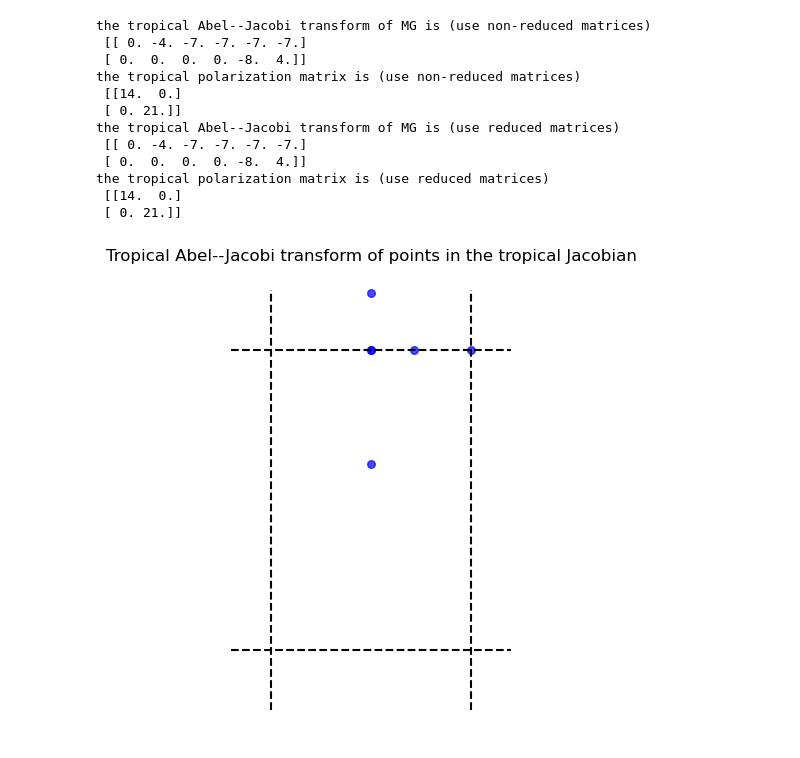
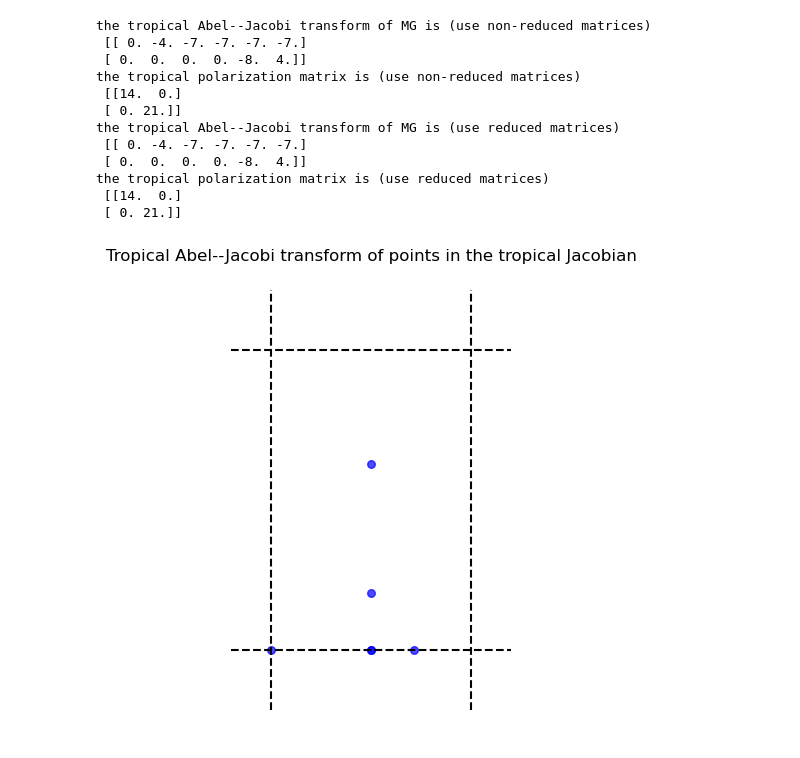
Before and after one commit to YueqiCao/Tropical-Abel-Jacobi, a Jupyter notebook: notebooks/tropical transform.ipynb, the cells around one changed output. Drawn from its saved outputs; the diff is of its cells as text; code cells hidden in the pictures.

```diff
--- a/notebooks/tropical transform.ipynb
+++ b/notebooks/tropical transform.ipynb
@@ -146,30 +146,37 @@ the tropical polarization matrix is (use reduced matrices)
 # %%
 # draw the vectors in the tropical Jacobian
 
 # define function to draw the fundamental domain
 def draw_lattice_2D(lattice, ax):
     u = lattice[0,:]
     v = lattice[1,:]
 
     l1 = np.vstack((-0.2*u, 1.2*u))
     l2 = np.vstack((-0.2*u+v, 1.2*u+v))
     l3 = np.vstack((-0.2*v, 1.2*v))
     l4 = np.vstack((-0.2*v+u, 1.2*v+u))
     ax.plot(l1[:,0], l1[:,1], 'k--',
             l2[:,0], l2[:,1], 'k--',
             l3[:,0], l3[:,1], 'k--',
             l4[:,0], l4[:,1], 'k--')
 
+def translate_to_fundamental_domain(points, lattice):
+    # compute the coordinates of points in the basis of the lattice
+    X = np.linalg.inv(lattice) @ points
+    # compute the translations
+    N = np.floor(X)
+    # translate the points to the fundamental domain
+    points_new = points - lattice @ N
+    return points_new
+
 fig, ax = plt.subplots(figsize=(6,6))
 draw_lattice_2D(Q, ax)
 # translate the vectors for better visualization
-Vr = np.zeros(V.shape)
-for i in range(V.shape[1]):
-    Vr[:,i] = V[:,i]+Q[:,0]+Q[:,1]
+Vr = translate_to_fundamental_domain(V, Q)
 ax.scatter(Vr[0,:], Vr[1,:], color='blue', s=30, alpha=0.7)
 ax.set_aspect('equal')
 ax.axis('off')
 ax.set_title("Tropical Abel--Jacobi transform of points in the tropical Jacobian")
 plt.show()
 # %% [output]
-[figure, old version]
+[figure, new version]
```
Also changed, not shown: parts of 2 cells of this notebook, 1 other file.
